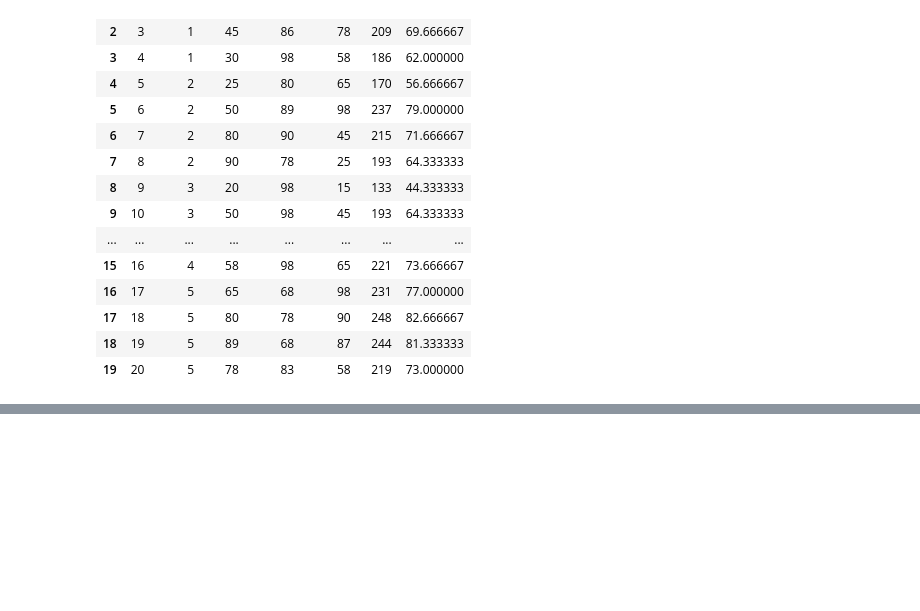
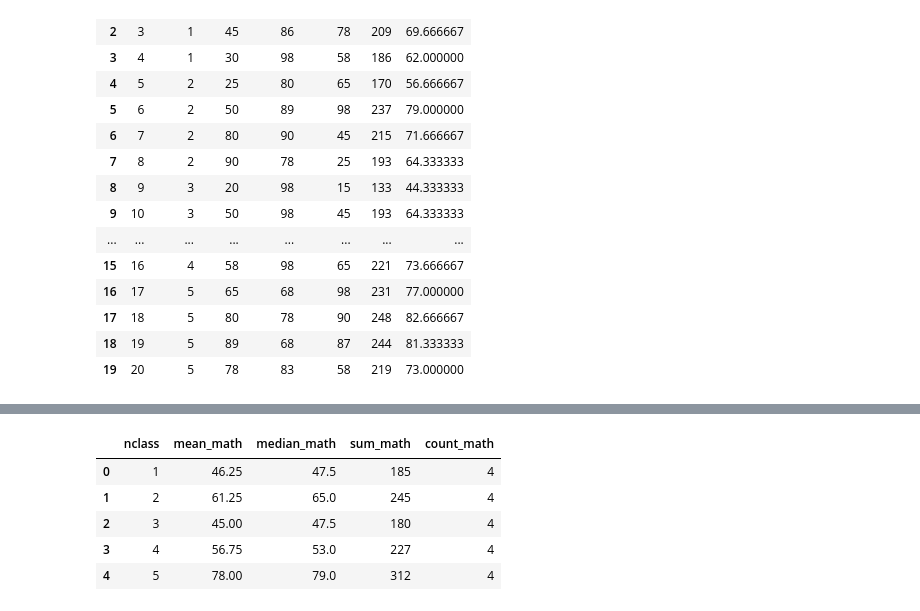
Before and after one commit to jusunKim/JusunRepository, a Jupyter notebook: PycharmProjects/day0228/day0228_04_preprocessing.ipynb, the cells around one changed output, grey strips where cells are left out. Cells and saved outputs as stored; diff of their text form; code cells hidden in the pictures; blank space fills up the shorter version.

```diff
--- a/PycharmProjects/day0228/day0228_04_preprocessing.ipynb
+++ b/PycharmProjects/day0228/day0228_04_preprocessing.ipynb
@@ -554,0 +638,12 @@ student
+# %%
+#한꺼번에 여러 개의 요약통계량 구하기
+student.groupby('nclass',as_index=False)\
+.agg(mean_math = ('math','mean'), median_math= ('math','median'),
+     sum_math= ('math','sum'), count_math= ('math','count'))
+# %% [output]
+|  | nclass | mean_math | median_math | sum_math | count_math |
+| 0 | 1 | 46.25 | 47.5 | 185 | 4 |
+| 1 | 2 | 61.25 | 65.0 | 245 | 4 |
+| 2 | 3 | 45.00 | 47.5 | 180 | 4 |
+| 3 | 4 | 56.75 | 53.0 | 227 | 4 |
+| 4 | 5 | 78.00 | 79.0 | 312 | 4 |
```
Also changed, not shown: parts of 10 cells of this notebook.
